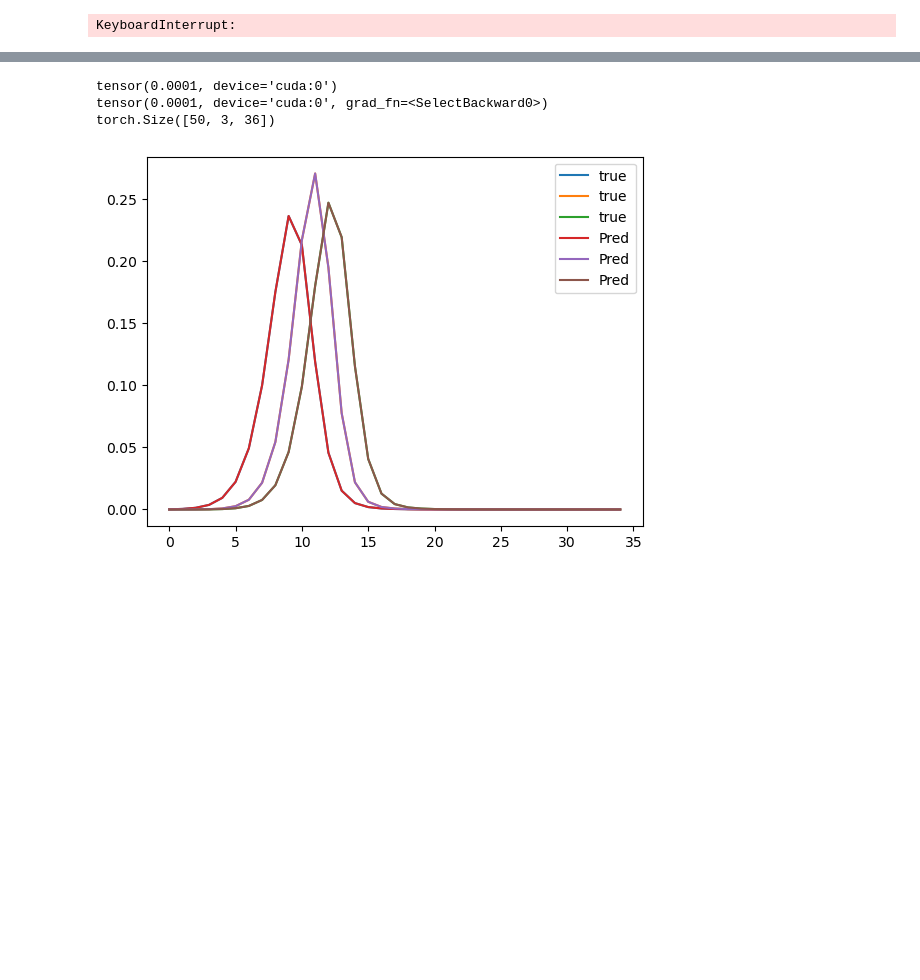
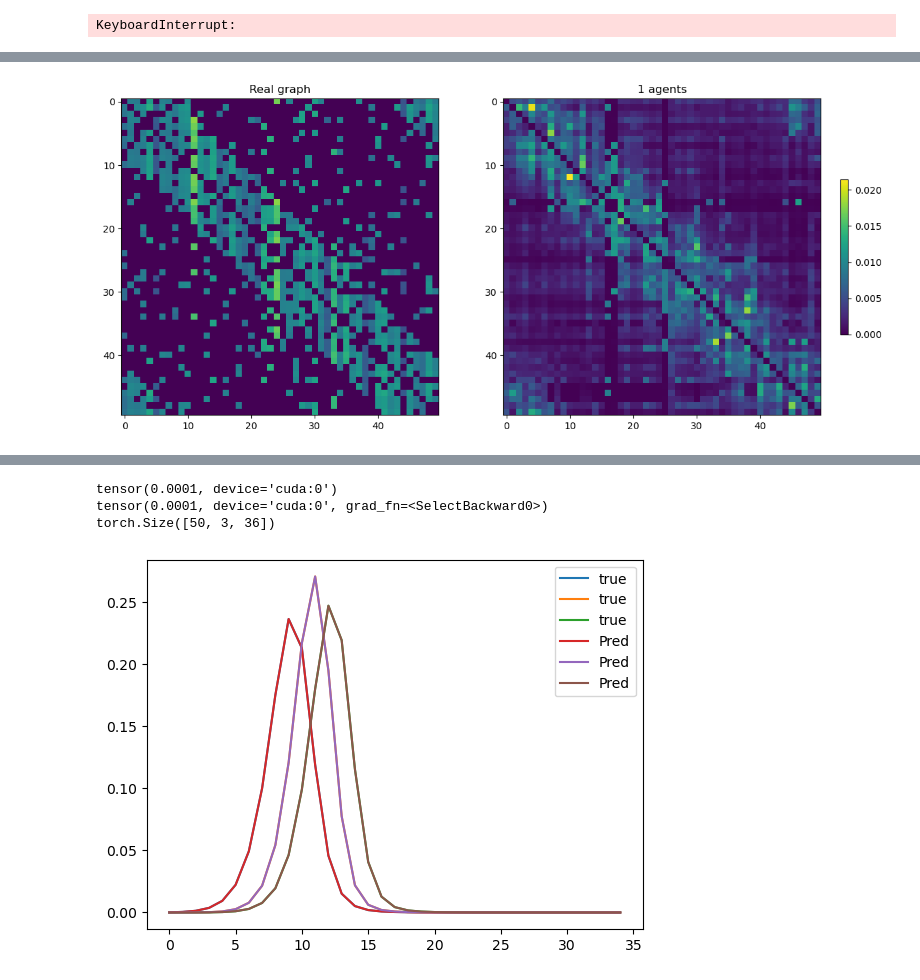
Before and after one commit to bizhili/Topology_Learning_Epis, a Jupyter notebook: test_multi_cities_no_att.ipynb, the cells around one changed output, grey strips where cells are left out. Cells and saved outputs as stored; diff of their text form; code cells hidden in the pictures; blank space fills up the shorter version.

```diff
--- a/test_multi_cities_no_att.ipynb
+++ b/test_multi_cities_no_att.ipynb
@@ -278,0 +286,5 @@ edge_correctness: tensor(0.6579, device='cuda:0')
+# %%
+if plotFlag==1:
+    plotGraph.plot_adjacenty((Zmat-IMatrix).cpu().detach().numpy(), [(PreZ-IMatrix).cpu().detach().numpy()])
+# %% [output]
+[figure, added]
```
Also changed, not shown: parts of 9 cells of this notebook, 12 other files.
